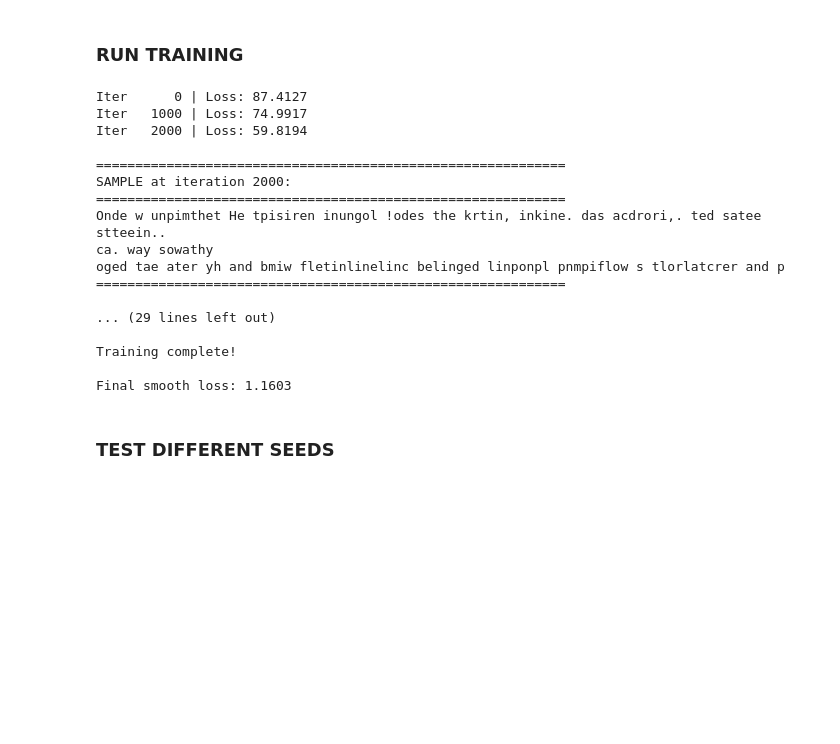
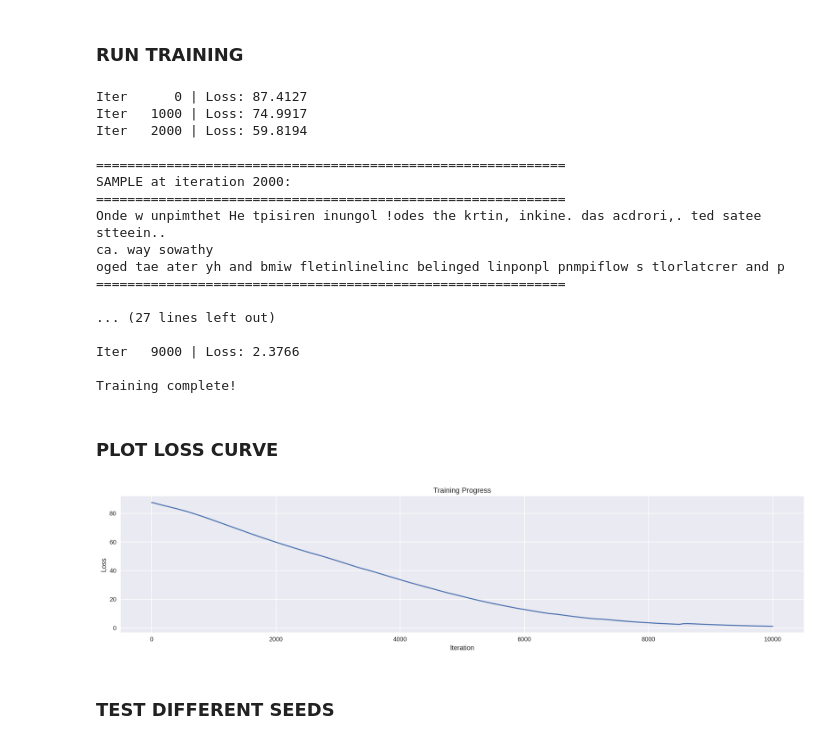
Before and after one commit to ahmadrazacdx/seq-modeling-from-scratch, a Jupyter notebook: char_level_lm/02_LSTM_NumPy.ipynb, the cells around one changed output. Drawn from its saved outputs; the diff is of its cells as text; code cells hidden in the pictures; blank space fills up the shorter version.

```diff
--- a/char_level_lm/02_LSTM_NumPy.ipynb
+++ b/char_level_lm/02_LSTM_NumPy.ipynb
@@ -17,6 +17,9 @@ This notebook implements a **vanilla LSTM** for character-level language modelin
 # %%
 import numpy as np
 np.random.seed(42)
+import matplotlib.pyplot as plt
+%config InlineBackend.figure_format = 'retina'
+plt.style.use('seaborn-v0_8')
 # %%
 #Load Data
 data = open('../data/thirsty_crow.txt', 'r').read()
@@ -546,6 +549,7 @@ def train(data, num_iterations=1000, print_every=100, sample_every=100):
           data or on first iteration.
     """
     smooth_loss = -np.log(1.0 / vocab_size) * seq_len
+    losses = []
     n = 0  # Iterations counter
     p = 0  # Data pointer (position in text)
     h_prev = np.zeros((hidden_size, 1))
@@ -578,7 +582,7 @@ def train(data, num_iterations=1000, print_every=100, sample_every=100):
 
         # Update smooth loss
         smooth_loss = smooth_loss * 0.999 + loss * 0.001
-
+        losses.append(smooth_loss)
         # Print progress
         if n % print_every == 0:
             print(f"Iter {n:6d} | Loss: {smooth_loss:.4f}")
@@ -594,7 +598,7 @@ def train(data, num_iterations=1000, print_every=100, sample_every=100):
 
         n += 1
     print("\nTraining complete!")
-    return smooth_loss
+    return smooth_loss, losses
 # %% [markdown]
 **Training Deep Dive: What's Really Happening?**
 
@@ -672,8 +676,7 @@ def sample(seed_char, n_chars=100):
 # %% [markdown]
 ### __RUN TRAINING__
 # %%
-final_loss = train(data, num_iterations=10000, print_every=1000, sample_every=2000)
-print(f"\nFinal smooth loss: {final_loss:.4f}")
+_, loss = train(data, num_iterations=10000, print_every=1000, sample_every=2000)
 # %% [output]
 Iter      0 | Loss: 87.4127
 Iter   1000 | Loss: 74.9917
@@ -687,11 +690,22 @@ ca. way sowathy
 oged tae ater yh and bmiw fletinlinelinc belinged linponpl pnmpiflow s tlorlatcrer and p
 ============================================================
 
-... (29 lines left out)
+... (27 lines left out)
+
+Iter   9000 | Loss: 2.3766
 
 Training complete!
-
-Final smooth loss: 1.1603
+# %% [markdown]
+### __PLOT LOSS CURVE__
+# %%
+plt.figure(figsize=(20, 4))
+plt.plot(loss)
+plt.xlabel('Iteration')
+plt.ylabel('Loss')
+plt.title('Training Progress')
+plt.show()
+# %% [output]
+[figure, added]
 # %% [markdown]
 ### __TEST DIFFERENT SEEDS__
 # %%
```
Also changed, not shown: 8 other files.
